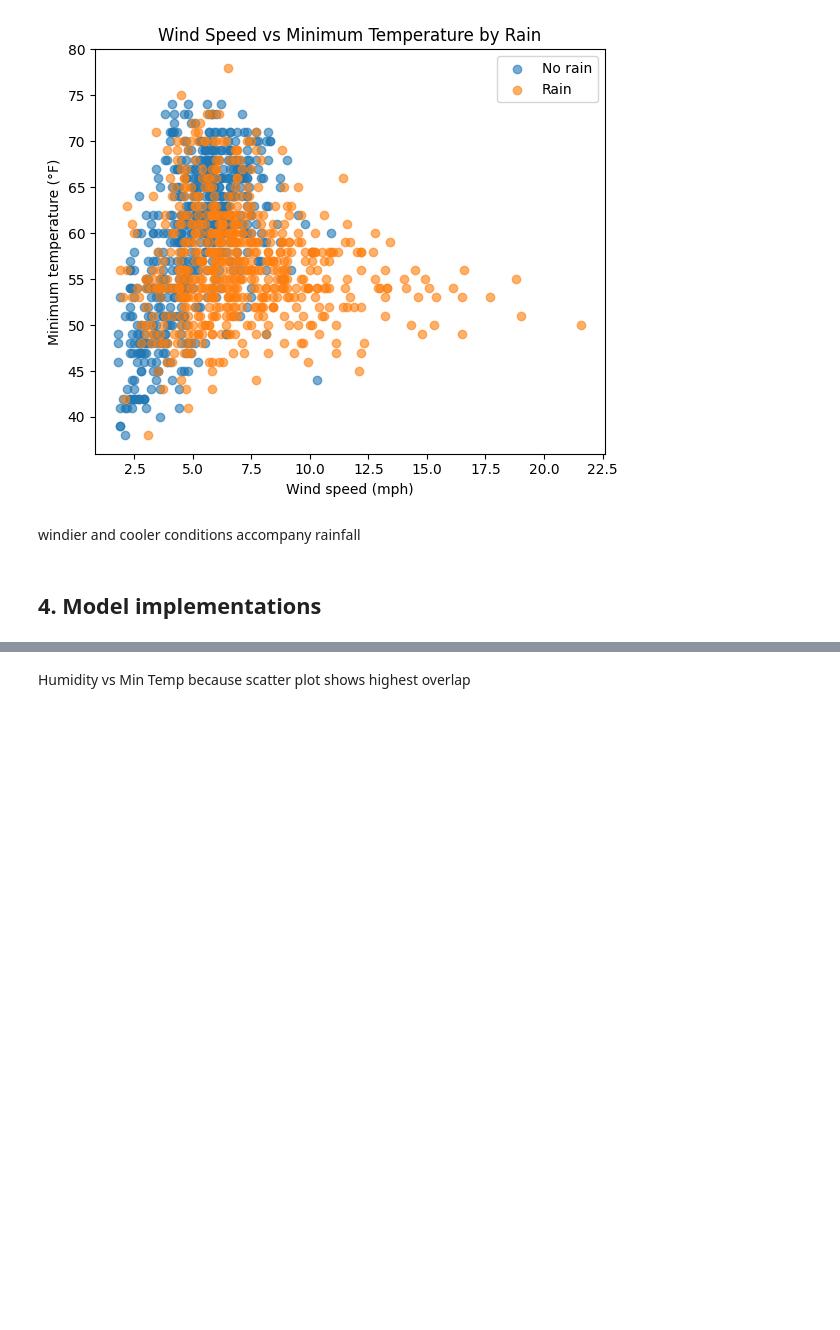
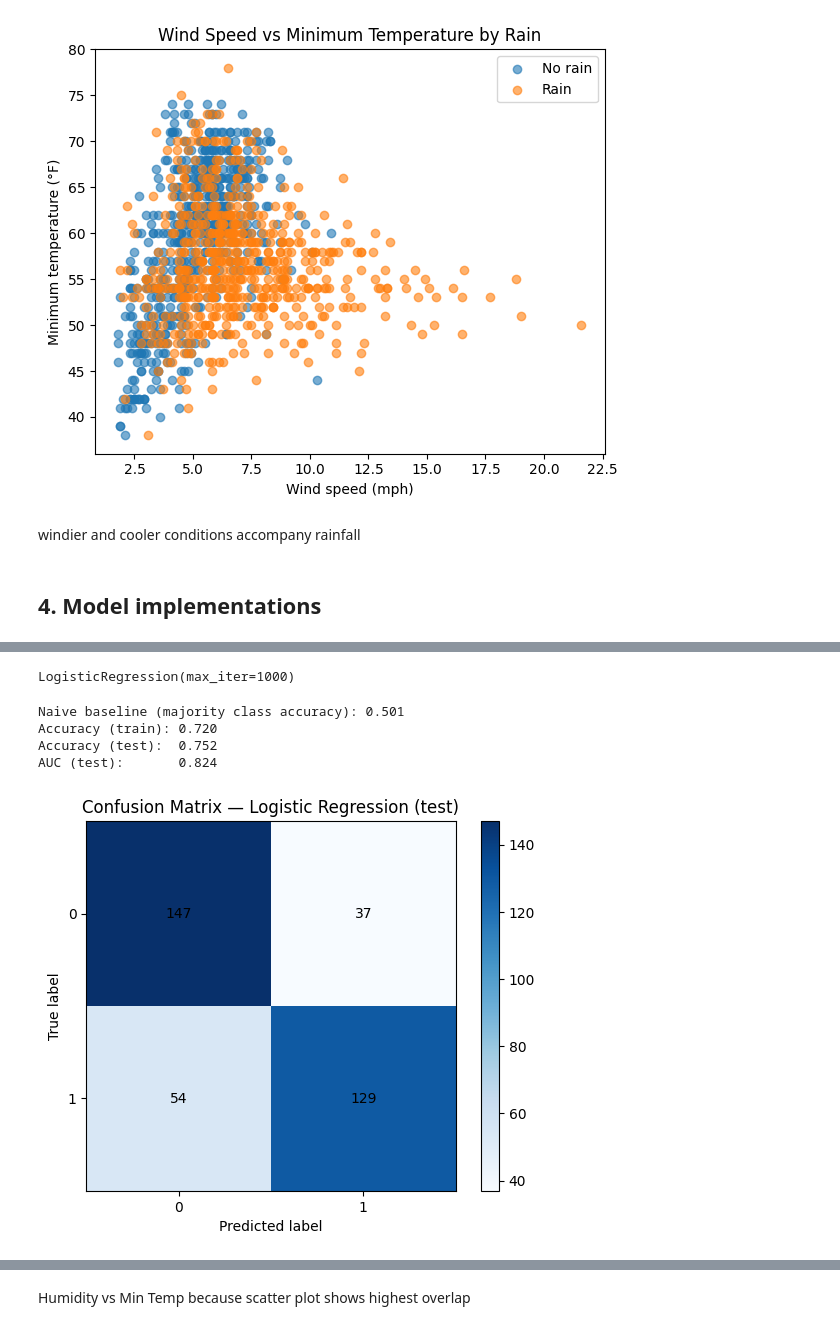
Before and after one commit to CraigChantre/Cogs_109_group_project, a Jupyter notebook: rain_models_LR.ipynb, the cells around one changed output, grey strips where cells are left out. Cells and saved outputs as stored; diff of their text form; code cells hidden in the pictures; blank space fills up the shorter version.

```diff
--- a/rain_models_LR.ipynb
+++ b/rain_models_LR.ipynb
@@ -312,0 +375,25 @@ windier and cooler conditions accompany rainfall
+# %%
+num_cols = predictors
+scaler = StandardScaler().fit(train_df[num_cols])
+X_train_num = pd.DataFrame(
+    scaler.transform(train_df[num_cols]),
+    columns=num_cols,
+    index=train_df.index
+)
+X_test_num = pd.DataFrame(
+    scaler.transform(test_df[num_cols]),
+    columns=num_cols,
+    index=test_df.index
+)
+# %%
+X_train = X_train_num
+X_test  = X_test_num
+# %%
+sk_log = LogisticRegression(max_iter=1000)
+sk_log.fit(X_train, y_train)
+# %% [output]
+LogisticRegression(max_iter=1000)
+# %%
+yhat_tr = sk_log.predict(X_train)
+yhat_te = sk_log.predict(X_test)
+proba_te = sk_log.predict_proba(X_test)[:, 1]
@@ -312,0 +406,32 @@ windier and cooler conditions accompany rainfall
+# %%
+print("Naive baseline (majority class accuracy):", round(baseline_rate, 3))
+print(f"Accuracy (train): {acc_tr:.3f}")
+print(f"Accuracy (test):  {acc_te:.3f}")
+print(f"AUC (test):       {auc_te:.3f}")
+# %% [output]
+Naive baseline (majority class accuracy): 0.501
+Accuracy (train): 0.720
+Accuracy (test):  0.752
+AUC (test):       0.824
+# %%
+# Confusion matrix (test)
+cm = confusion_matrix(y_test, yhat_te)
+fig, ax = plt.subplots()
+im = ax.imshow(cm, cmap='Blues')
+
+for i in range(cm.shape[0]):
+    for j in range(cm.shape[1]):
+        ax.text(j, i, cm[i, j], ha='center', va='center')
+
+ax.set_xticks([0, 1])
+ax.set_yticks([0, 1])
+ax.set_xticklabels(['0', '1'])
+ax.set_yticklabels(['0', '1'])
+
+ax.set_xlabel("Predicted label")
+ax.set_ylabel("True label")
+ax.set_title("Confusion Matrix — Logistic Regression (test)")
+plt.colorbar(im, ax=ax)
+plt.show()
+# %% [output]
+[figure, added]
```
Also changed, not shown: parts of 63 cells of this notebook, 2 other files.
